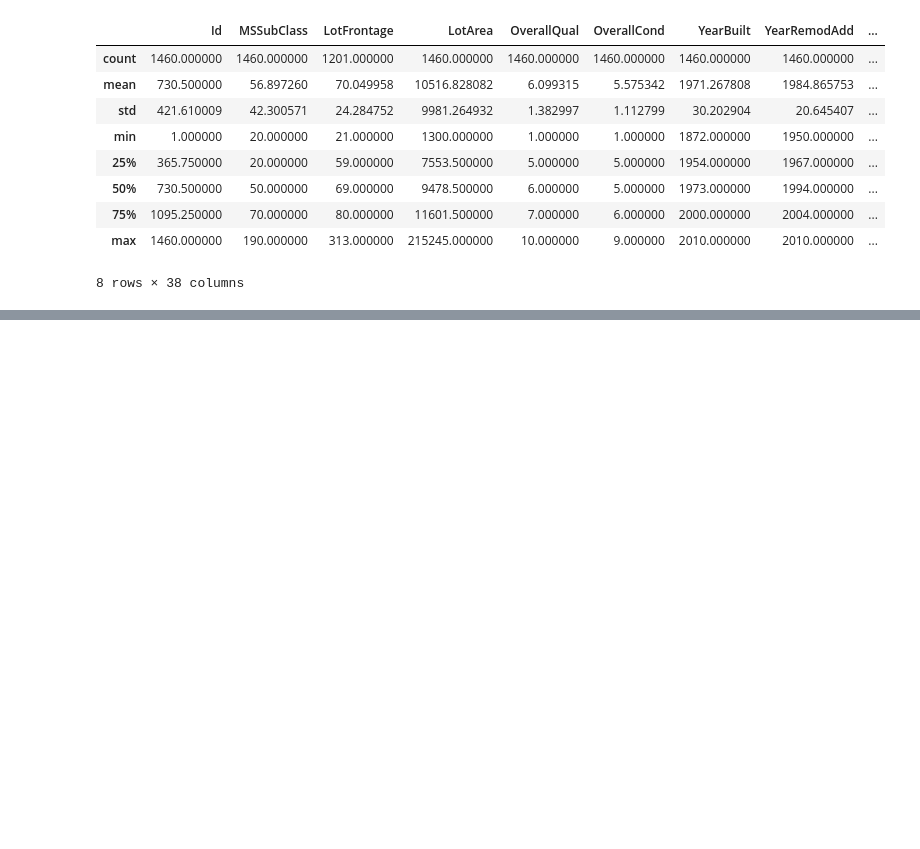
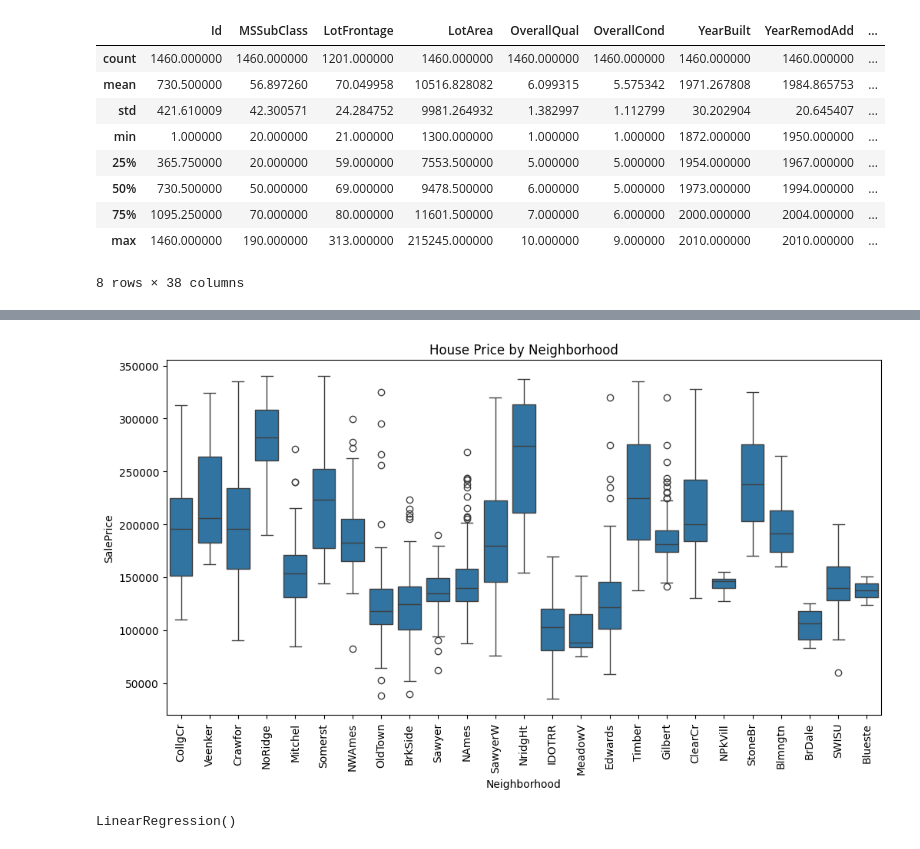
Before and after one commit to lavendermathias/Ames-house-price-prediction, a Jupyter notebook: Notebooks/ames_analysis.ipynb, the cells around one changed output, grey strips where cells are left out. Saved outputs shown, nothing was run; the diff lists cells and outputs as text; code cells hidden in the pictures; blank space fills up the shorter version.

```diff
--- a/Notebooks/ames_analysis.ipynb
+++ b/Notebooks/ames_analysis.ipynb
@@ -59,0 +271,15 @@ df.describe()
+# %%
+#5. Box plot for Categorical features
+
+
+plt.figure(figsize=(12,6))
+
+sns.boxplot(x=df['Neighborhood'], y=df['SalePrice'])
+
+plt.xticks(rotation=90)
+
+plt.title('House Price by Neighborhood')
+
+plt.show()
+# %% [output]
+[figure, added]
@@ -59,0 +302,10 @@ df.describe()
+# %%
+# Training a Machine Learning Model
+
+from sklearn.linear_model import LinearRegression
+
+model = LinearRegression()
+
+model.fit(X_train, y_train)
+# %% [output]
+LinearRegression()
```
Also changed, not shown: parts of 22 cells of this notebook, 1 other file.
